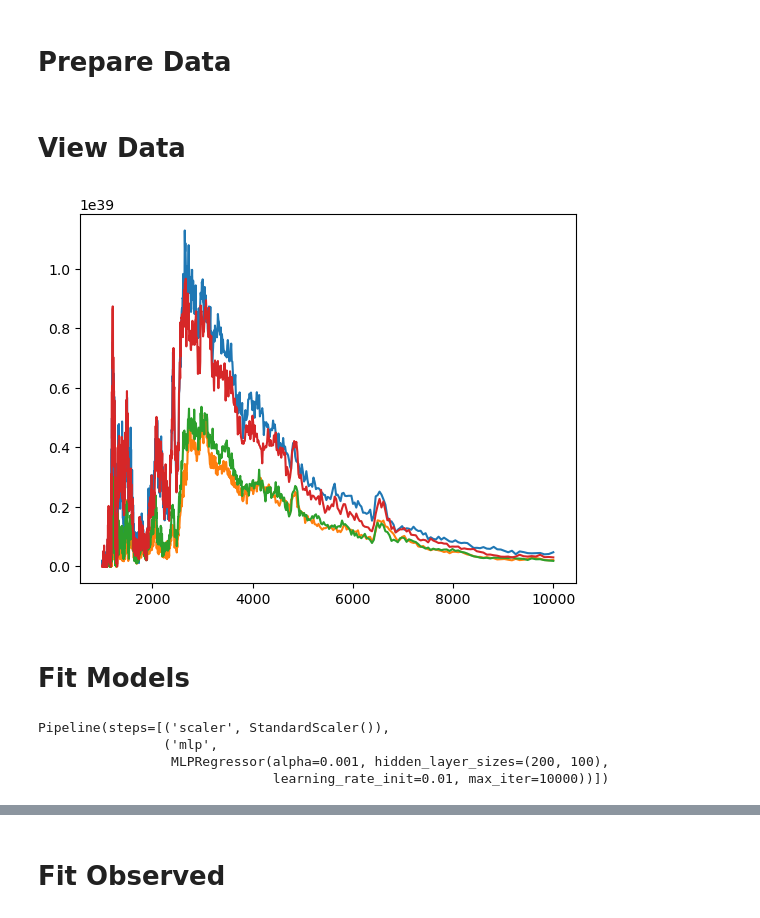
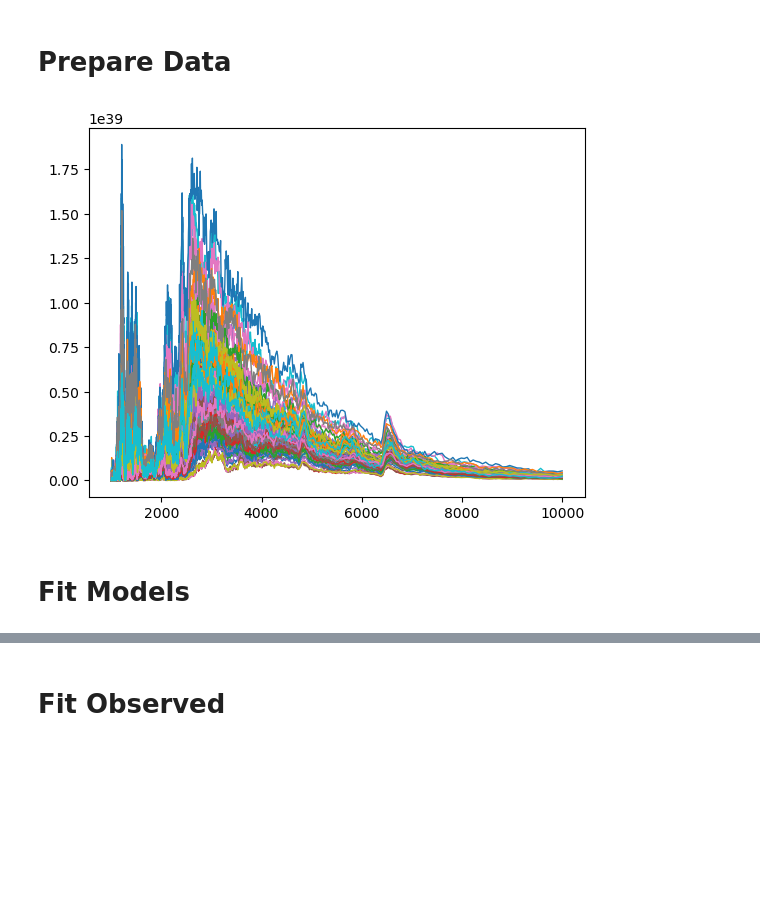
Before and after one commit to MichaelLukaszyk/iip-emulator, a Jupyter notebook: interpolator/interp.ipynb, the cells around one changed output, grey strips where cells are left out. Cells and saved outputs as stored; diff of their text form; code cells hidden in the pictures; blank space fills up the shorter version.

Commit message:
Restructured for noise variation test

```diff
--- a/interpolator/interp.ipynb
+++ b/interpolator/interp.ipynb
@@ -6,9 +6,20 @@ import astropy.units as u
 import pandas as pd
 import numpy as np
 import os
+from IPython.display import display
+%matplotlib widget
 
-folder_path = os.path.dirname('/mnt/c/Users/mikel/Desktop/grid_output/')
+def show_active():
+    fig = plt.gcf()
+    display(fig)
+    plt.close(fig)
+
+folder_path_win = os.path.dirname('C:/Users/mikel/Desktop/grid_output/')
+folder_path_wsl = os.path.dirname('/mnt/c/Users/mikel/Desktop/grid_output/')
+folder_path = folder_path_win
 runs_path = os.path.join(folder_path, '2020jfo.log')
+param_names = ['log_lsun', 't_exp', 't_inner', 'v_start']
+limits = [(8, 10.5), (11, 15), (11800, 15800), (5800, 6600)]
 
 # Read data
 runs_df = pd.read_json(runs_path, lines=True)
@@ -29,15 +40,15 @@ y = np.array(seds)
 # Split data
 from sklearn.model_selection import train_test_split
 X_train, X_test, y_train, y_test = train_test_split(
-    X, y, test_size=0.1, random_state=42)
+    X, y, test_size=0.3, random_state=42)
-# %% [markdown]
-# View Data
 # %%
-for index, entry in enumerate(X):
-    plt.plot(wav, y[index])
-plt.show()
+# View data
+plt.figure()
+for y_i in y[:100]:
+    plt.plot(wav, y_i, lw=1)
+show_active()
 # %% [output]
-[figure, old version]
+[figure, new version]
 # %% [markdown]
 # Fit Models
 # %%
@@ -81,27 +92,22 @@ if False:
     print(search.best_params_)
 # %%
 # MLPRegressor
-from sklearn.neural_network import MLPRegressor
-from sklearn.preprocessing import StandardScaler
-from sklearn.pipeline import Pipeline
+# from sklearn.neural_network import MLPRegressor
+# from sklearn.preprocessing import StandardScaler
+# from sklearn.pipeline import Pipeline
 
-mlp = MLPRegressor(
-    max_iter=10000, activation='relu', alpha=1e-3, learning_rate_init=1e-2, hidden_layer_sizes=(200, 100)#, early_stopping=True
-)
-model = Pipeline([
-    ('scaler', StandardScaler()),
-    ('mlp', mlp)
-])
-model.fit(X_train, y_train)
+# mlp = MLPRegressor(
+#     max_iter=10000, activation='relu', alpha=1e-3, learning_rate_init=1e-2, hidden_layer_sizes=(200, 100), early_stopping=False
+# )
+# model = Pipeline([
+#     ('scaler', StandardScaler()),
+#     ('mlp', mlp)
+# ])
+# model.fit(X_train, y_train)
 #print(mlp.best_validation_score_)
 
 # y_pred = model.predict(X_test)
 # mse = mean_squared_error(y_test, y_pred)
 # print("Test MSE:", mse)
-# %% [output]
-Pipeline(steps=[('scaler', StandardScaler()),
-                ('mlp',
-                 MLPRegressor(alpha=0.001, hidden_layer_sizes=(200, 100),
-                              learning_rate_init=0.01, max_iter=10000))])
 # %%
 def evaluate_predictions(y_test, y_pred, x_axis, title):
```
Also changed, not shown: parts of 6 cells of this notebook, 10 other files.
